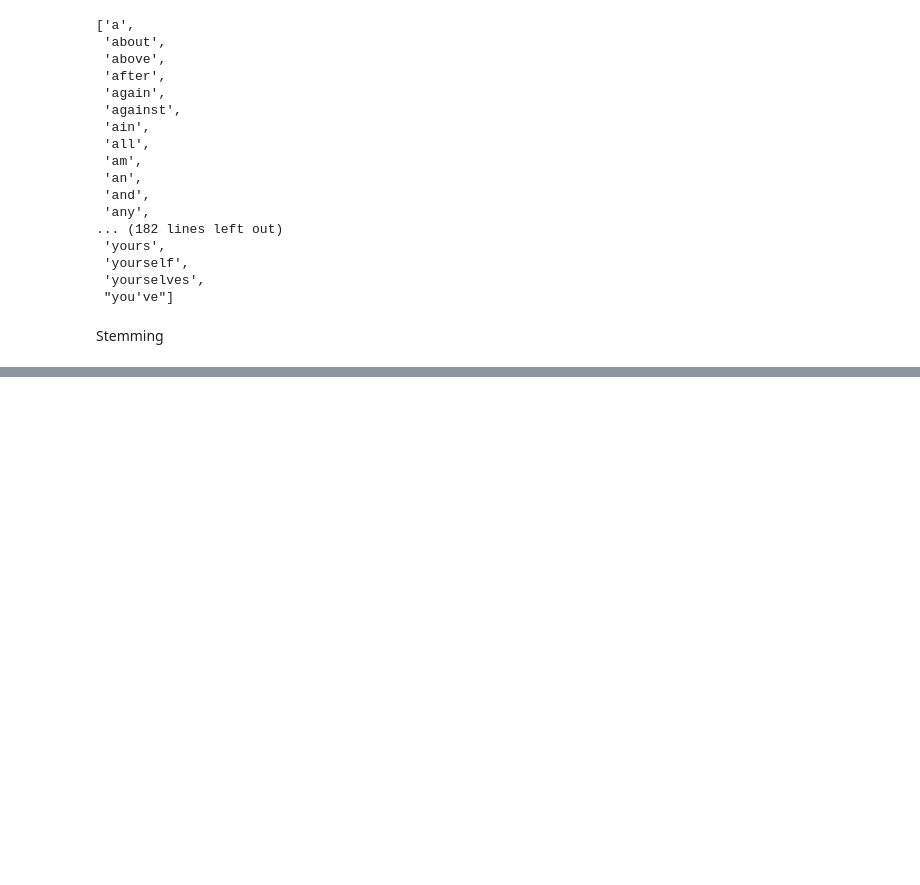
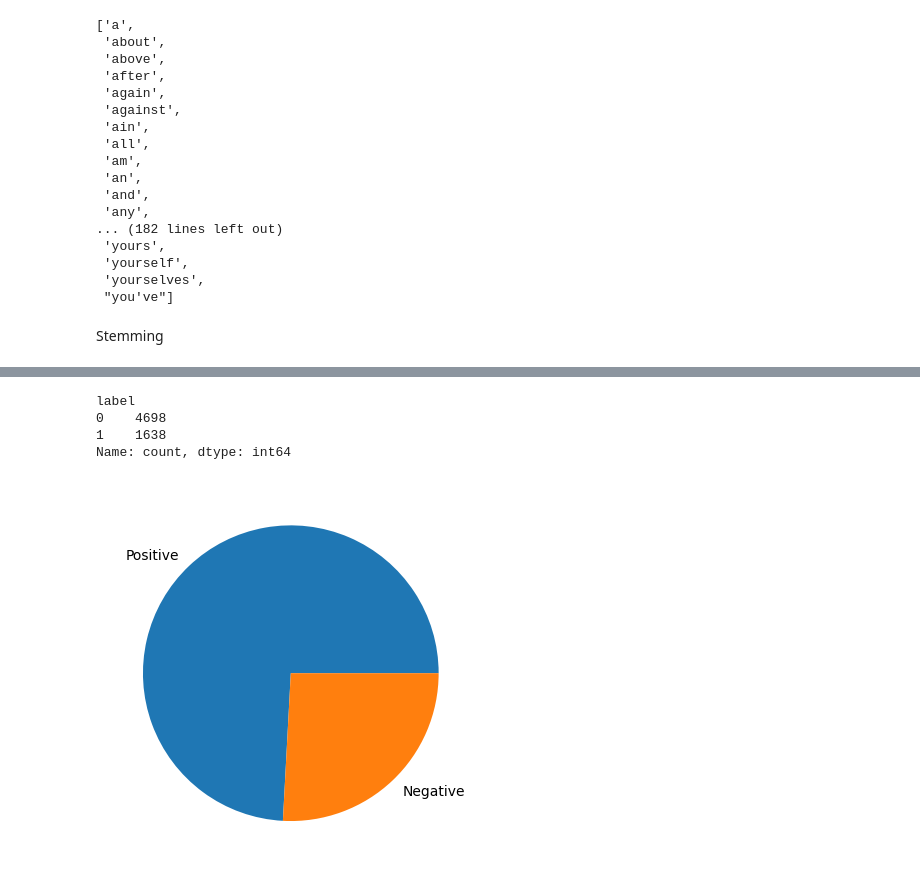
Before and after one commit to Sudharaka200/sentiment_analysis_project, a Jupyter notebook: notebooks/02.model_building.ipynb, the cells around one changed output, grey strips where cells are left out. Drawn from its saved outputs; the diff is of its cells as text; code cells hidden in the pictures; blank space fills up the shorter version.

Commit message:
model Done

```diff
--- a/notebooks/02.model_building.ipynb
+++ b/notebooks/02.model_building.ipynb
@@ -149,0 +200,3 @@ data["tweet"] =  data["tweet"].apply(lambda x: " ".join(ps.stem(x) for x in x.sp
+# %%
+x = data['tweet']
+y = data['label']
@@ -149,0 +214,3 @@ data["tweet"] =  data["tweet"].apply(lambda x: " ".join(ps.stem(x) for x in x.sp
+# %%
+from sklearn.model_selection import train_test_split
+x_train, x_test, y_train, y_test = train_test_split(x, y, test_size=0.2)
@@ -149,0 +282,12 @@ data["tweet"] =  data["tweet"].apply(lambda x: " ".join(ps.stem(x) for x in x.sp
+# %%
+y_train.value_counts()
+# %% [output]
+label
+0    4698
+1    1638
+Name: count, dtype: int64
+# %%
+plt.pie(np.array([y_train.value_counts()[0], y_train.value_counts()[1]]), labels=['Positive', 'Negative'])
+plt.show()
+# %% [output]
+[figure, added]
```
Also changed, not shown: parts of 51 cells of this notebook, 3 other files.
